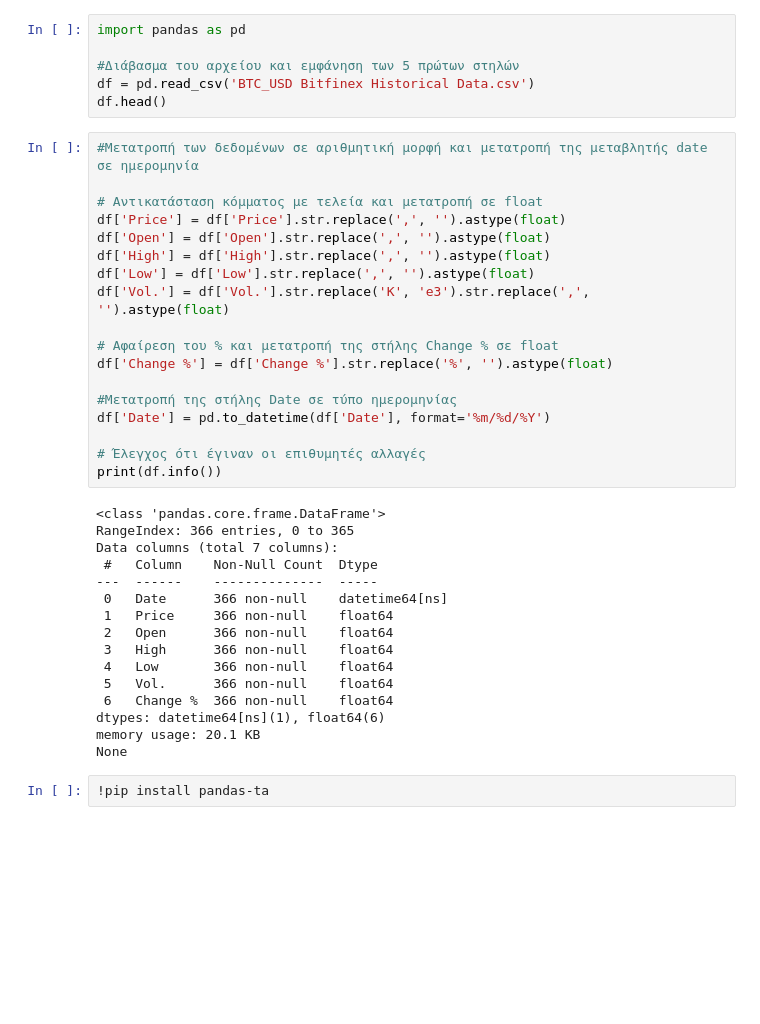
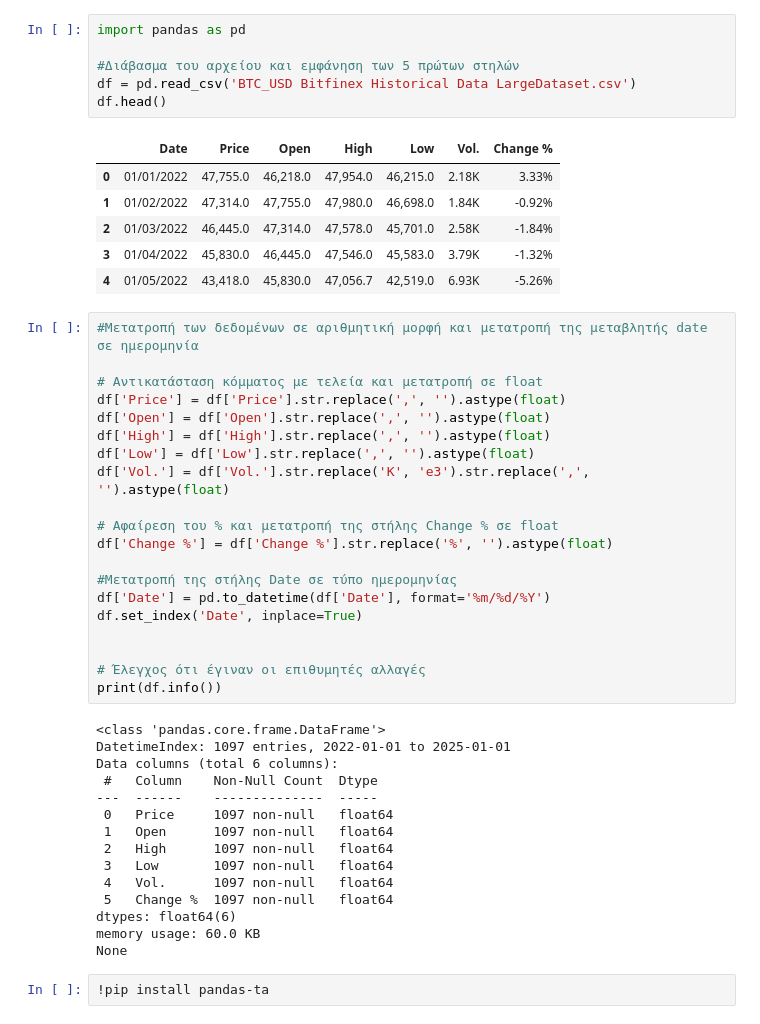
Before and after one commit to chrisaMel/Machine-Learning, a Jupyter notebook: BitCoinApallaktiki.ipynb, the cells around one changed output. Drawn from its saved outputs; the diff is of its cells as text; blank space fills up the shorter version.

```diff
--- a/BitCoinApallaktiki.ipynb
+++ b/BitCoinApallaktiki.ipynb
@@ -10,9 +11,16 @@ uploaded = files.upload()
 # %%
 import pandas as pd
 
 #Διάβασμα του αρχείου και εμφάνηση των 5 πρώτων στηλών
-df = pd.read_csv('BTC_USD Bitfinex Historical Data.csv')
+df = pd.read_csv('BTC_USD Bitfinex Historical Data LargeDataset.csv')
 df.head()
+# %% [output]
+|  | Date | Price | Open | High | Low | Vol. | Change % |
+| 0 | 01/01/2022 | 47,755.0 | 46,218.0 | 47,954.0 | 46,215.0 | 2.18K | 3.33% |
+| 1 | 01/02/2022 | 47,314.0 | 47,755.0 | 47,980.0 | 46,698.0 | 1.84K | -0.92% |
+| 2 | 01/03/2022 | 46,445.0 | 47,314.0 | 47,578.0 | 45,701.0 | 2.58K | -1.84% |
+| 3 | 01/04/2022 | 45,830.0 | 46,445.0 | 47,546.0 | 45,583.0 | 3.79K | -1.32% |
+| 4 | 01/05/2022 | 43,418.0 | 45,830.0 | 47,056.7 | 42,519.0 | 6.93K | -5.26% |
 # %%
 #Μετατροπή των δεδομένων σε αριθμητική μορφή και μετατροπή της μεταβλητής date σε ημερομηνία
 
@@ -28,24 +36,25 @@ df['Change %'] = df['Change %'].str.replace('%', '').astype(float)
 
 #Μετατροπή της στήλης Date σε τύπο ημερομηνίας
 df['Date'] = pd.to_datetime(df['Date'], format='%m/%d/%Y')
+df.set_index('Date', inplace=True)
+
 
 # Έλεγχος ότι έγιναν οι επιθυμητές αλλαγές
 print(df.info())
 # %% [output]
 <class 'pandas.core.frame.DataFrame'>
-RangeIndex: 366 entries, 0 to 365
-Data columns (total 7 columns):
+DatetimeIndex: 1097 entries, 2022-01-01 to 2025-01-01
+Data columns (total 6 columns):
  #   Column    Non-Null Count  Dtype
 ---  ------    --------------  -----
- 0   Date      366 non-null    datetime64[ns]
- 1   Price     366 non-null    float64
- 2   Open      366 non-null    float64
- 3   High      366 non-null    float64
- 4   Low       366 non-null    float64
- 5   Vol.      366 non-null    float64
- 6   Change %  366 non-null    float64
-dtypes: datetime64[ns](1), float64(6)
-memory usage: 20.1 KB
+ 0   Price     1097 non-null   float64
+ 1   Open      1097 non-null   float64
+ 2   High      1097 non-null   float64
+ 3   Low       1097 non-null   float64
+ 4   Vol.      1097 non-null   float64
+ 5   Change %  1097 non-null   float64
+dtypes: float64(6)
+memory usage: 60.0 KB
 None
 # %%
 !pip install pandas-ta
```
Also changed, not shown: parts of 10 cells of this notebook.
